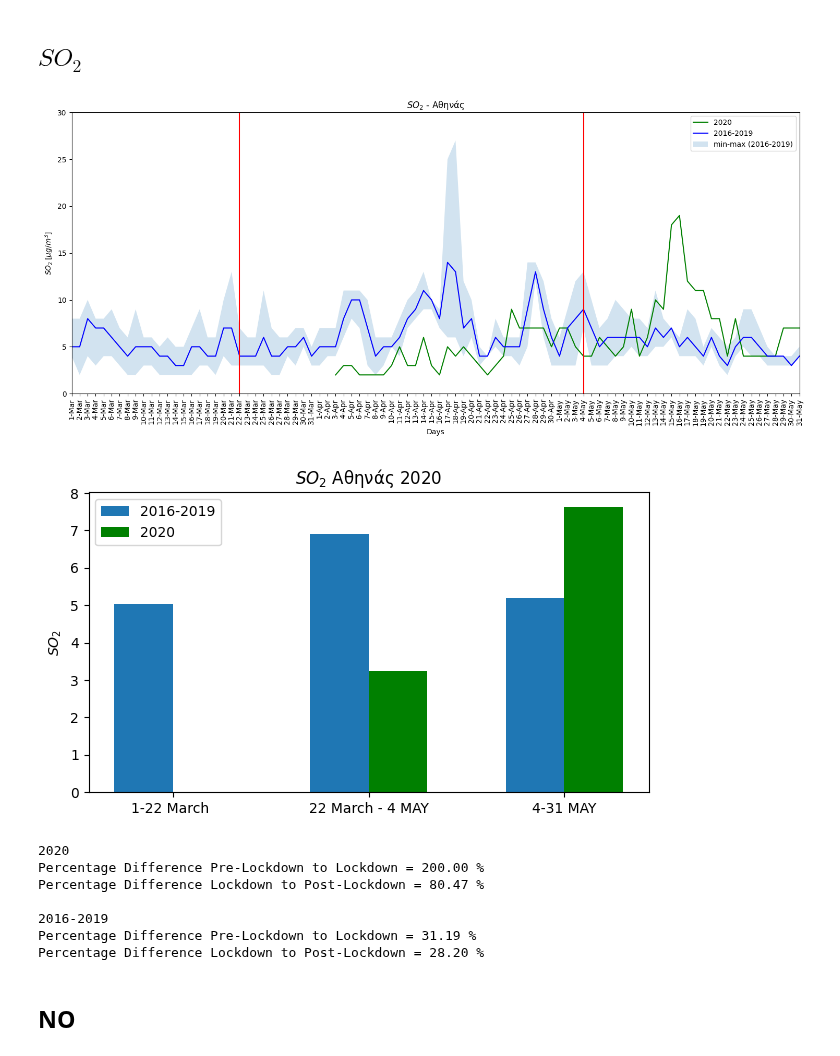
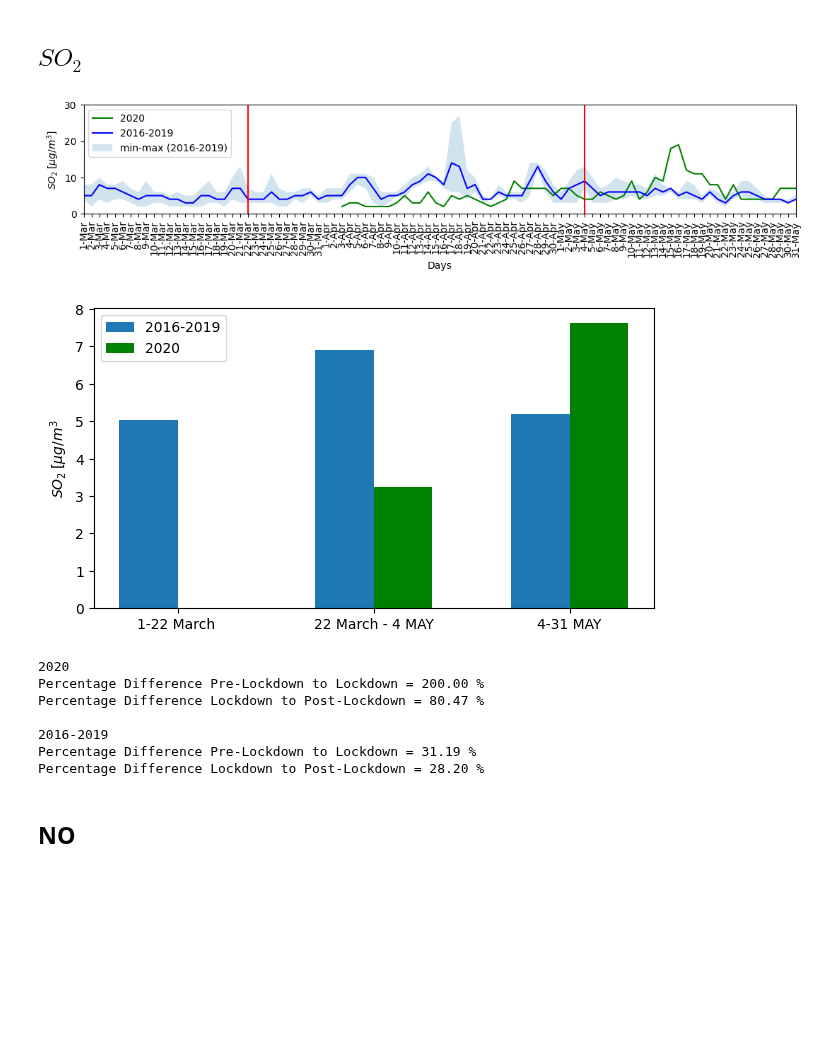
Before and after one commit to costpetrides/Air-pollution-COVID-19-impact, a Jupyter notebook: Lockdown 1/Aristotelous(UT).ipynb, the cells around one changed output. Cells and saved outputs as stored; diff of their text form; code cells hidden in the pictures; blank space fills up the shorter version.

```diff
--- a/Lockdown 1/Aristotelous(UT).ipynb
+++ b/Lockdown 1/Aristotelous(UT).ipynb
@@ -34,37 +34,35 @@ def perc(a,b):
 # %% [markdown]
 ## **$SO_{2}$**
 # %%
-plt.figure(figsize=(18,7))
-plt.title("$SO_{2}$ - Aθηνάς")
+plt.figure(figsize=(13,2))
 
 plt.xlabel('Days')
 plt.ylabel('$SO_{2} \: [μg/m^{3}$]')
 
-plt.title("$SO_{2}$ - Aθηνάς")
 
 x=[]
 for i in df['SO220']:
   if i==0:
     x+=[None]
   else:
     x+=[i]
 
 plt.plot(df['DAY'], x, 'g', label='2020')
 plt.plot(df['DAY'], df['SO2MEAN'], 'b', label='2016-2019')
 plt.fill_between(df['DAY'], df['SO2MIN'], df['SO2MAX'], alpha=0.2, label='min-max (2016-2019)')
 plt.legend()
 
 
 plt.xlim(df.loc[0]['DAY'] , df.loc[91]['DAY'])
 plt.ylim(0,30)
 
 plt.axvline(x='4-May' ,color='r')
 plt.axvline(x='22-Mar' ,color='r')
 plt.xticks(rotation=90)
 
 plt.show()
 # %% [output]
-[figure, old version]
+[figure, new version]
 # %%
 Data=np.array(df['SO220'])
 Pre=Data[0:23]
@@ -98,8 +96,7 @@ ax.bar(ticks + width, LOCK, width, align="center", label='2020', color='green')
 
 
 
-ax.set_ylabel('$SO_{2}$')
-ax.set_title('$SO_{2}$ Aθηνάς 2020')
+ax.set_ylabel('$SO_{2} \: [μg/m^{3}$')
 ax.set_xticks(ticks + width/2)
 ax.set_xticklabels(names)
 
@@ -121,7 +118,7 @@ P22=perc(np.mean(Lock1),np.mean(Post1))
 print('Percentage Difference Pre-Lockdown to Lockdown = %.2f %% ' %(P11))
 print('Percentage Difference Lockdown to Post-Lockdown = %.2f %% ' %(P22))
 # %% [output]
-[figure, old version]
+[figure, new version]
 2020
 Percentage Difference Pre-Lockdown to Lockdown = 200.00 %
 Percentage Difference Lockdown to Post-Lockdown = 80.47 %
```
Also changed, not shown: parts of 7 cells of this notebook.
